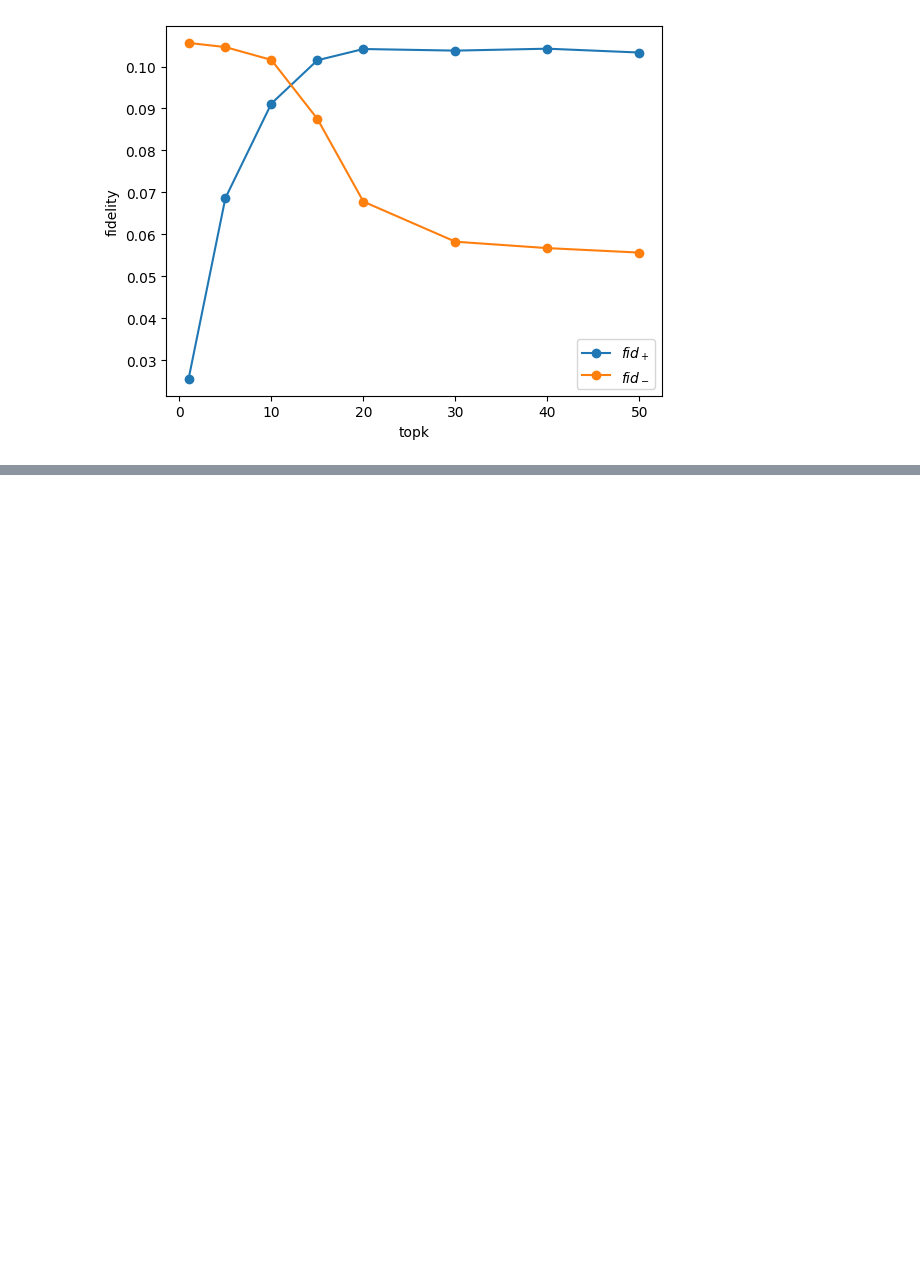
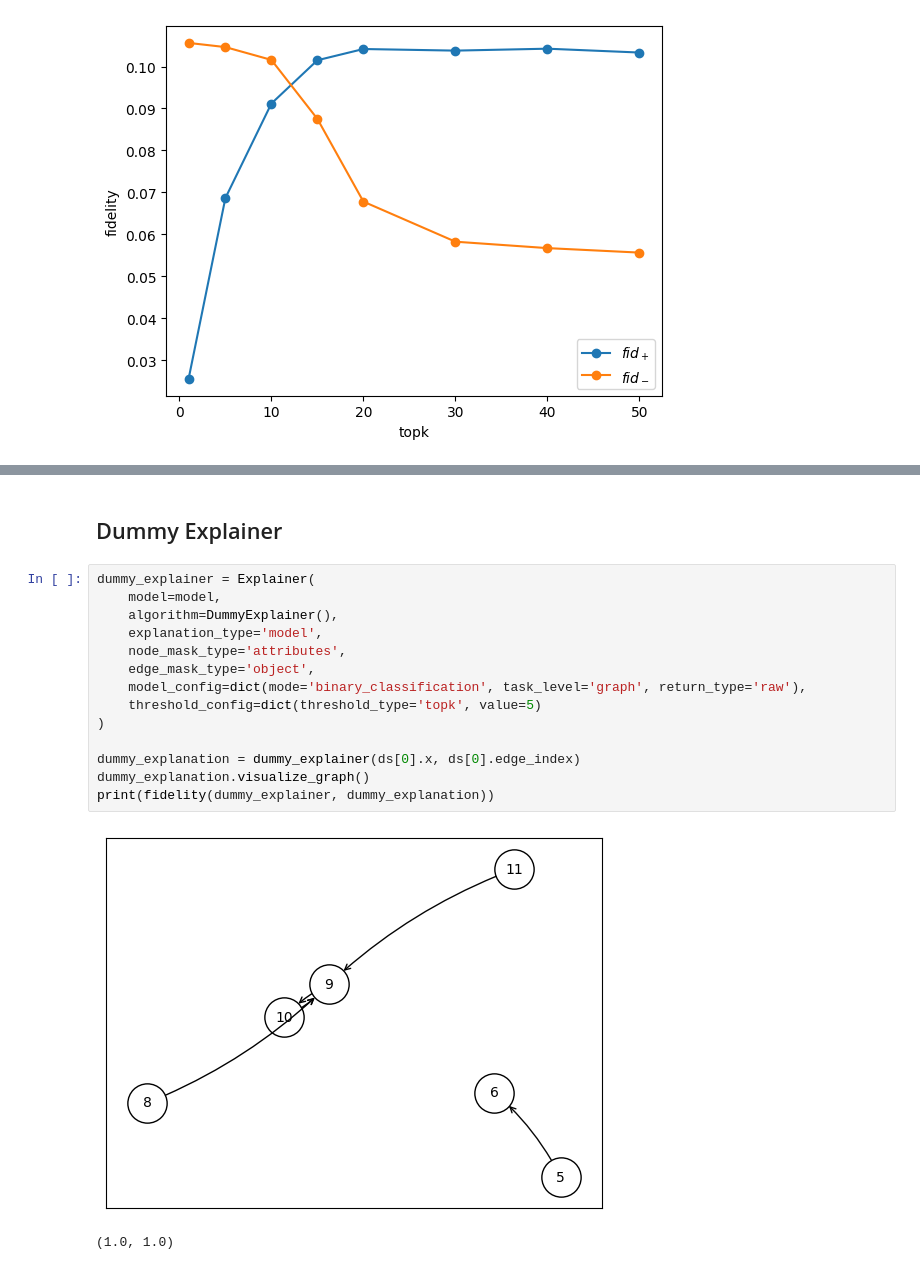
Before and after one commit to ShaswataRoy/xAI_Drug, a Jupyter notebook: Max/PGExplainer.ipynb, the cells around one changed output, grey strips where cells are left out. Cells and saved outputs as stored; diff of their text form; blank space fills up the shorter version.

```diff
--- a/Max/PGExplainer.ipynb
+++ b/Max/PGExplainer.ipynb
@@ -234,0 +664,19 @@ plt.legend()
+# %% [markdown]
+## Dummy Explainer
+# %%
+dummy_explainer = Explainer(
+    model=model,
+    algorithm=DummyExplainer(),
+    explanation_type='model',
+    node_mask_type='attributes',
+    edge_mask_type='object',
+    model_config=dict(mode='binary_classification', task_level='graph', return_type='raw'),
+    threshold_config=dict(threshold_type='topk', value=5)
+)
+
+dummy_explanation = dummy_explainer(ds[0].x, ds[0].edge_index)
+dummy_explanation.visualize_graph()
+print(fidelity(dummy_explainer, dummy_explanation))
+# %% [output]
+[figure, added]
+(1.0, 1.0)
```
Also changed, not shown: parts of 45 cells of this notebook, 5 other files.
